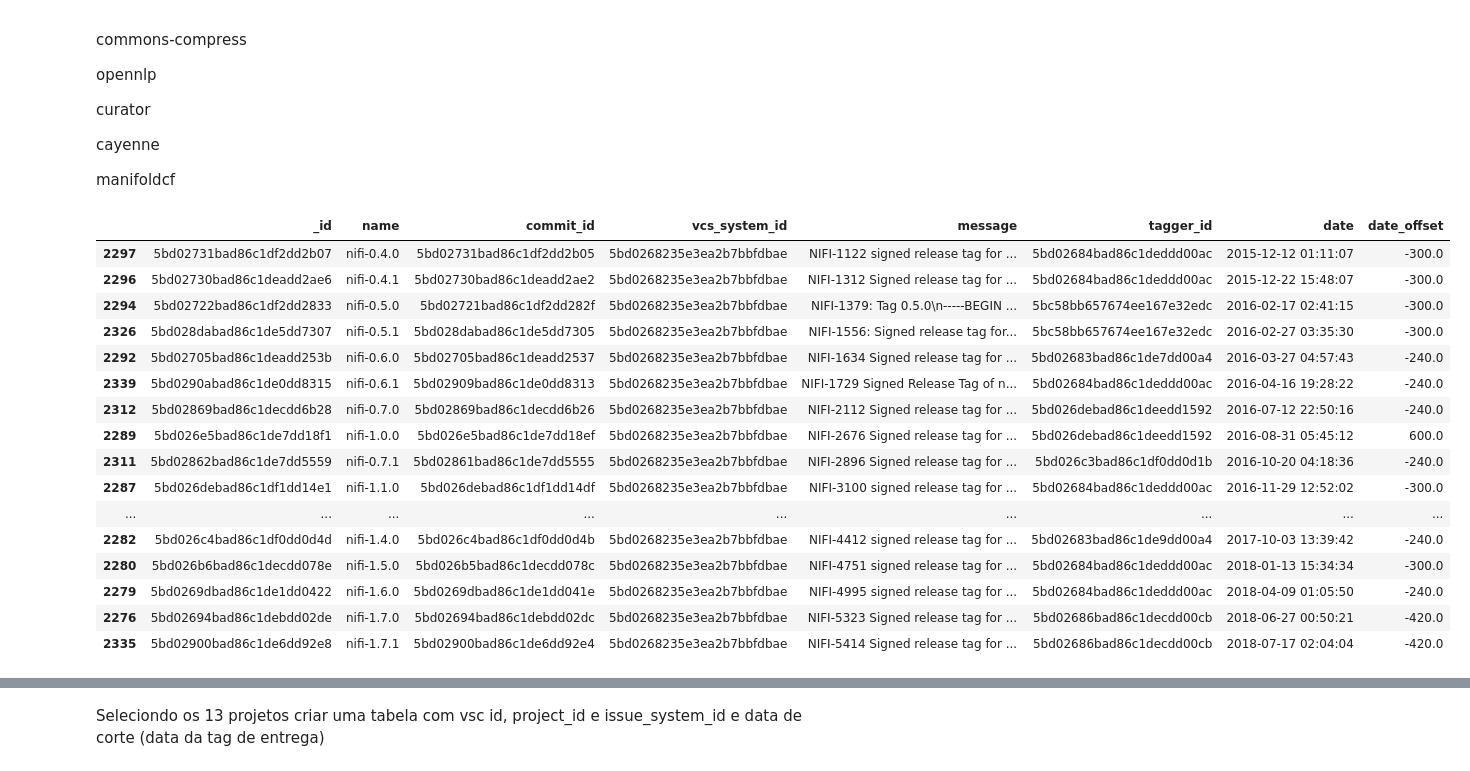
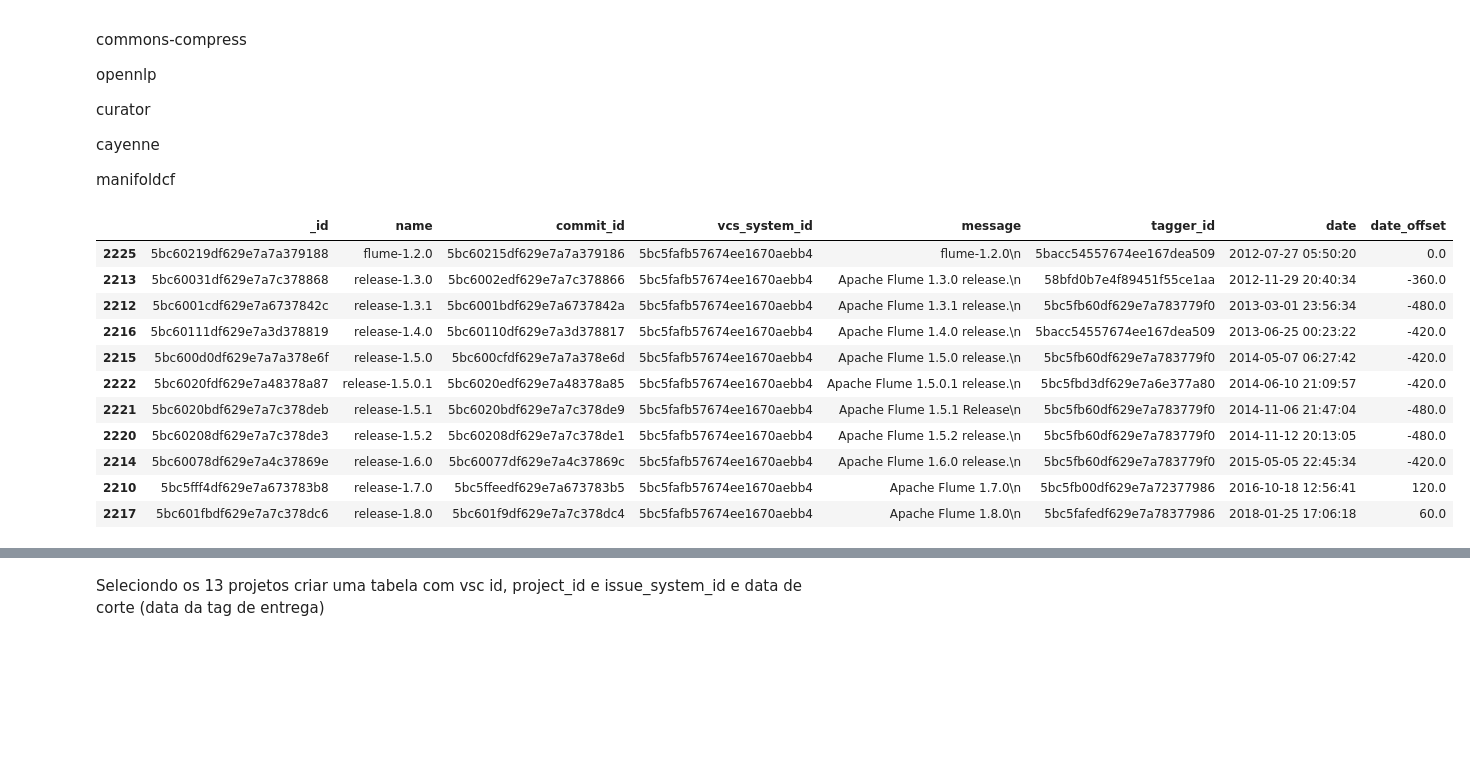
Before and after one commit to diegoandrade-iuv/msr-ch2022-cd, a Jupyter notebook: perguntas de pesquisa.ipynb, the cells around one changed output, grey strips where cells are left out. Saved outputs shown, nothing was run; the diff lists cells and outputs as text; code cells hidden in the pictures; blank space fills up the shorter version.

```diff
--- a/perguntas de pesquisa.ipynb
+++ b/perguntas de pesquisa.ipynb
@@ -187,26 +187,21 @@ cayenne
 
 manifoldcf
 # %%
-a = ObjectId('5bd0268235e3ea2b7bbfdbae')
+a = ObjectId('5bc5fafb57674ee1670aebb4')
 tagsDeRelase.query('vcs_system_id == @a').sort_values(by=['date'])
 # %% [output]
 |  | _id | name | commit_id | vcs_system_id | message | tagger_id | date | date_offset |
-| 2297 | 5bd02731bad86c1df2dd2b07 | nifi-0.4.0 | 5bd02731bad86c1df2dd2b05 | 5bd0268235e3ea2b7bbfdbae | NIFI-1122 signed release tag for ... | 5bd02684bad86c1deddd00ac | 2015-12-12 01:11:07 | -300.0 |
-| 2296 | 5bd02730bad86c1deadd2ae6 | nifi-0.4.1 | 5bd02730bad86c1deadd2ae2 | 5bd0268235e3ea2b7bbfdbae | NIFI-1312 Signed release tag for ... | 5bd02684bad86c1deddd00ac | 2015-12-22 15:48:07 | -300.0 |
-| 2294 | 5bd02722bad86c1df2dd2833 | nifi-0.5.0 | 5bd02721bad86c1df2dd282f | 5bd0268235e3ea2b7bbfdbae | NIFI-1379: Tag 0.5.0\n-----BEGIN ... | 5bc58bb657674ee167e32edc | 2016-02-17 02:41:15 | -300.0 |
-| 2326 | 5bd028dabad86c1de5dd7307 | nifi-0.5.1 | 5bd028dabad86c1de5dd7305 | 5bd0268235e3ea2b7bbfdbae | NIFI-1556: Signed release tag for... | 5bc58bb657674ee167e32edc | 2016-02-27 03:35:30 | -300.0 |
-| 2292 | 5bd02705bad86c1deadd253b | nifi-0.6.0 | 5bd02705bad86c1deadd2537 | 5bd0268235e3ea2b7bbfdbae | NIFI-1634 Signed release tag for ... | 5bd02683bad86c1de7dd00a4 | 2016-03-27 04:57:43 | -240.0 |
-| 2339 | 5bd0290abad86c1de0dd8315 | nifi-0.6.1 | 5bd02909bad86c1de0dd8313 | 5bd0268235e3ea2b7bbfdbae | NIFI-1729 Signed Release Tag of n... | 5bd02684bad86c1deddd00ac | 2016-04-16 19:28:22 | -240.0 |
-| 2312 | 5bd02869bad86c1decdd6b28 | nifi-0.7.0 | 5bd02869bad86c1decdd6b26 | 5bd0268235e3ea2b7bbfdbae | NIFI-2112 Signed release tag for ... | 5bd026debad86c1deedd1592 | 2016-07-12 22:50:16 | -240.0 |
-| 2289 | 5bd026e5bad86c1de7dd18f1 | nifi-1.0.0 | 5bd026e5bad86c1de7dd18ef | 5bd0268235e3ea2b7bbfdbae | NIFI-2676 Signed release tag for ... | 5bd026debad86c1deedd1592 | 2016-08-31 05:45:12 | 600.0 |
-| 2311 | 5bd02862bad86c1de7dd5559 | nifi-0.7.1 | 5bd02861bad86c1de7dd5555 | 5bd0268235e3ea2b7bbfdbae | NIFI-2896 Signed release tag for ... | 5bd026c3bad86c1df0dd0d1b | 2016-10-20 04:18:36 | -240.0 |
-| 2287 | 5bd026debad86c1df1dd14e1 | nifi-1.1.0 | 5bd026debad86c1df1dd14df | 5bd0268235e3ea2b7bbfdbae | NIFI-3100 signed release tag for ... | 5bd02684bad86c1deddd00ac | 2016-11-29 12:52:02 | -300.0 |
-| ... | ... | ... | ... | ... | ... | ... | ... | ... |
-| 2282 | 5bd026c4bad86c1df0dd0d4d | nifi-1.4.0 | 5bd026c4bad86c1df0dd0d4b | 5bd0268235e3ea2b7bbfdbae | NIFI-4412 signed release tag for ... | 5bd02683bad86c1de9dd00a4 | 2017-10-03 13:39:42 | -240.0 |
-| 2280 | 5bd026b6bad86c1decdd078e | nifi-1.5.0 | 5bd026b5bad86c1decdd078c | 5bd0268235e3ea2b7bbfdbae | NIFI-4751 signed release tag for ... | 5bd02684bad86c1deddd00ac | 2018-01-13 15:34:34 | -300.0 |
-| 2279 | 5bd0269dbad86c1de1dd0422 | nifi-1.6.0 | 5bd0269dbad86c1de1dd041e | 5bd0268235e3ea2b7bbfdbae | NIFI-4995 signed release tag for ... | 5bd02684bad86c1deddd00ac | 2018-04-09 01:05:50 | -240.0 |
-| 2276 | 5bd02694bad86c1debdd02de | nifi-1.7.0 | 5bd02694bad86c1debdd02dc | 5bd0268235e3ea2b7bbfdbae | NIFI-5323 Signed release tag for ... | 5bd02686bad86c1decdd00cb | 2018-06-27 00:50:21 | -420.0 |
-| 2335 | 5bd02900bad86c1de6dd92e8 | nifi-1.7.1 | 5bd02900bad86c1de6dd92e4 | 5bd0268235e3ea2b7bbfdbae | NIFI-5414 Signed release tag for ... | 5bd02686bad86c1decdd00cb | 2018-07-17 02:04:04 | -420.0 |
+| 2225 | 5bc60219df629e7a7a379188 | flume-1.2.0 | 5bc60215df629e7a7a379186 | 5bc5fafb57674ee1670aebb4 | flume-1.2.0\n | 5bacc54557674ee167dea509 | 2012-07-27 05:50:20 | 0.0 |
+| 2213 | 5bc60031df629e7a7c378868 | release-1.3.0 | 5bc6002edf629e7a7c378866 | 5bc5fafb57674ee1670aebb4 | Apache Flume 1.3.0 release.\n | 58bfd0b7e4f89451f55ce1aa | 2012-11-29 20:40:34 | -360.0 |
+| 2212 | 5bc6001cdf629e7a6737842c | release-1.3.1 | 5bc6001bdf629e7a6737842a | 5bc5fafb57674ee1670aebb4 | Apache Flume 1.3.1 release.\n | 5bc5fb60df629e7a783779f0 | 2013-03-01 23:56:34 | -480.0 |
+| 2216 | 5bc60111df629e7a3d378819 | release-1.4.0 | 5bc60110df629e7a3d378817 | 5bc5fafb57674ee1670aebb4 | Apache Flume 1.4.0 release.\n | 5bacc54557674ee167dea509 | 2013-06-25 00:23:22 | -420.0 |
+| 2215 | 5bc600d0df629e7a7a378e6f | release-1.5.0 | 5bc600cfdf629e7a7a378e6d | 5bc5fafb57674ee1670aebb4 | Apache Flume 1.5.0 release.\n | 5bc5fb60df629e7a783779f0 | 2014-05-07 06:27:42 | -420.0 |
+| 2222 | 5bc6020fdf629e7a48378a87 | release-1.5.0.1 | 5bc6020edf629e7a48378a85 | 5bc5fafb57674ee1670aebb4 | Apache Flume 1.5.0.1 release.\n | 5bc5fbd3df629e7a6e377a80 | 2014-06-10 21:09:57 | -420.0 |
+| 2221 | 5bc6020bdf629e7a7c378deb | release-1.5.1 | 5bc6020bdf629e7a7c378de9 | 5bc5fafb57674ee1670aebb4 | Apache Flume 1.5.1 Release\n | 5bc5fb60df629e7a783779f0 | 2014-11-06 21:47:04 | -480.0 |
+| 2220 | 5bc60208df629e7a7c378de3 | release-1.5.2 | 5bc60208df629e7a7c378de1 | 5bc5fafb57674ee1670aebb4 | Apache Flume 1.5.2 release.\n | 5bc5fb60df629e7a783779f0 | 2014-11-12 20:13:05 | -480.0 |
+| 2214 | 5bc60078df629e7a4c37869e | release-1.6.0 | 5bc60077df629e7a4c37869c | 5bc5fafb57674ee1670aebb4 | Apache Flume 1.6.0 release.\n | 5bc5fb60df629e7a783779f0 | 2015-05-05 22:45:34 | -420.0 |
+| 2210 | 5bc5fff4df629e7a673783b8 | release-1.7.0 | 5bc5ffeedf629e7a673783b5 | 5bc5fafb57674ee1670aebb4 | Apache Flume 1.7.0\n | 5bc5fb00df629e7a72377986 | 2016-10-18 12:56:41 | 120.0 |
+| 2217 | 5bc601fbdf629e7a7c378dc6 | release-1.8.0 | 5bc601f9df629e7a7c378dc4 | 5bc5fafb57674ee1670aebb4 | Apache Flume 1.8.0\n | 5bc5fafedf629e7a78377986 | 2018-01-25 17:06:18 | 60.0 |
 # %%
 BuildsValidos.query('vcs_system_id == @a').sort_values(by=['started_at'])
 # %% [output]
```
Also changed, not shown: parts of 2 cells of this notebook, 1 other file.
